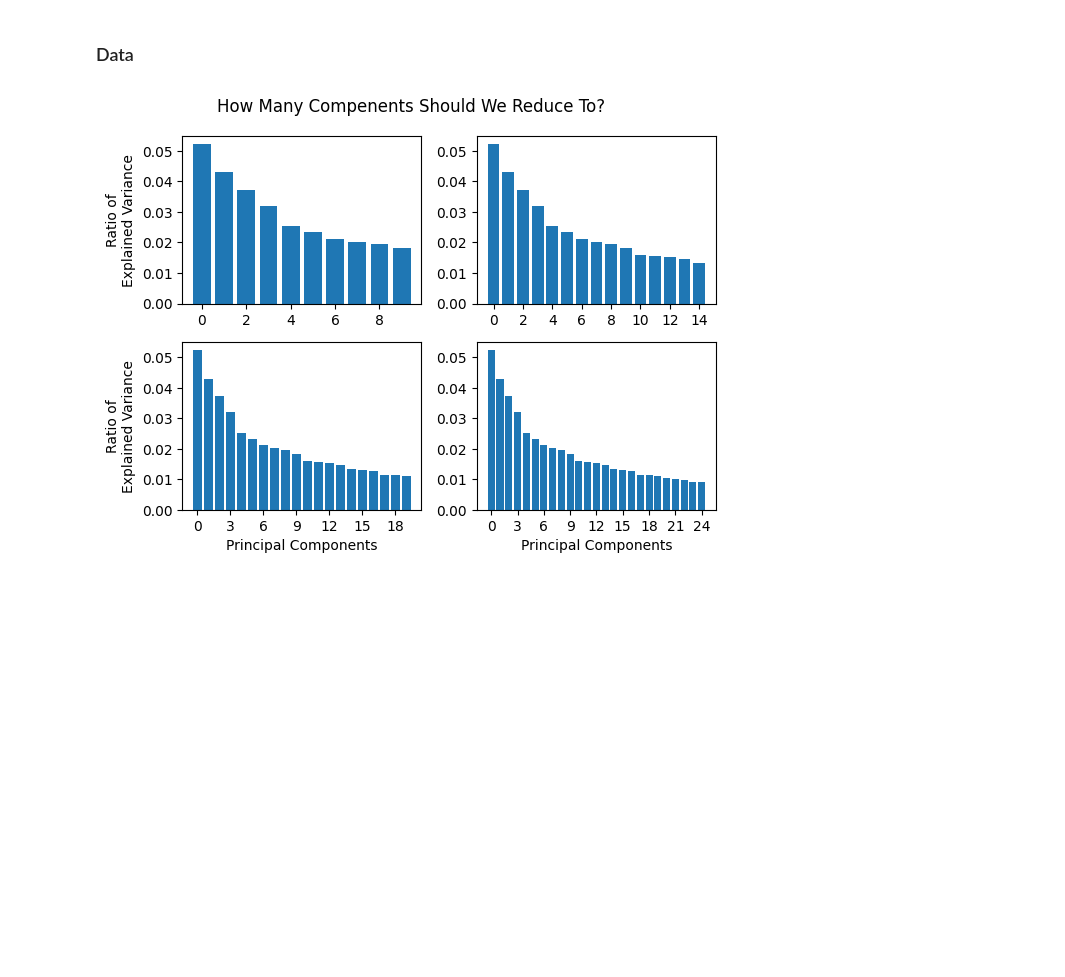
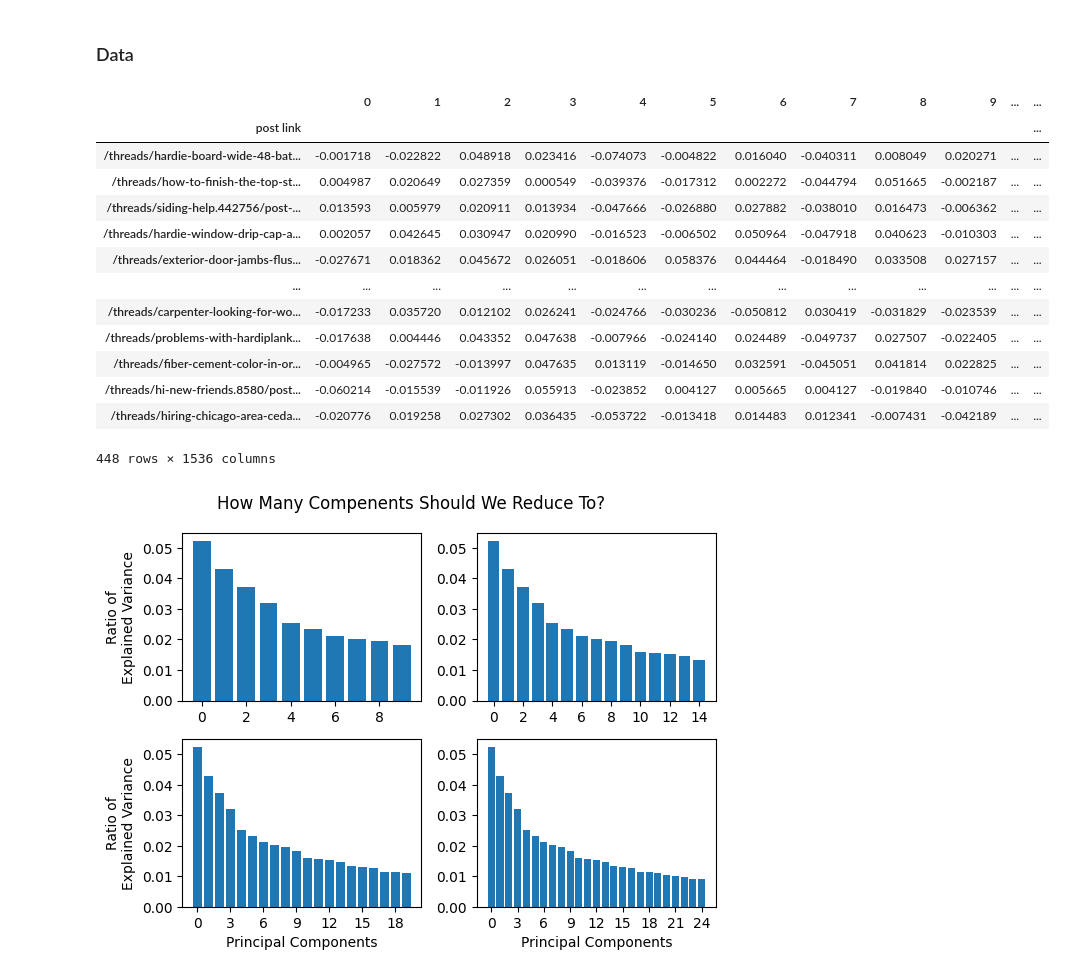
Before and after one commit to ideo/prj-hardy-boys, a Jupyter notebook: scratchpad.ipynb, the cells around one changed output. Saved outputs shown, nothing was run; the diff lists cells and outputs as text; code cells hidden in the pictures; blank space fills up the shorter version.

```diff
--- a/scratchpad.ipynb
+++ b/scratchpad.ipynb
@@ -16,6 +16,23 @@ from matplotlib.ticker import MaxNLocator
 # %%
 filepath = "data/embeddings/hardie+installing+james+siding.pkl"
 emb = pd.read_pickle(filepath)
+# %%
+emb
+# %% [output]
+|  | 0 | 1 | 2 | 3 | 4 | 5 | 6 | 7 | 8 | 9 | ... | ... |
+| post link |  |  |  |  |  |  |  |  |  |  |  | ... |
+| /threads/hardie-board-wide-48-bat... | -0.001718 | -0.022822 | 0.048918 | 0.023416 | -0.074073 | -0.004822 | 0.016040 | -0.040311 | 0.008049 | 0.020271 | ... | ... |
+| /threads/how-to-finish-the-top-st... | 0.004987 | 0.020649 | 0.027359 | 0.000549 | -0.039376 | -0.017312 | 0.002272 | -0.044794 | 0.051665 | -0.002187 | ... | ... |
+| /threads/siding-help.442756/post-... | 0.013593 | 0.005979 | 0.020911 | 0.013934 | -0.047666 | -0.026880 | 0.027882 | -0.038010 | 0.016473 | -0.006362 | ... | ... |
+| /threads/hardie-window-drip-cap-a... | 0.002057 | 0.042645 | 0.030947 | 0.020990 | -0.016523 | -0.006502 | 0.050964 | -0.047918 | 0.040623 | -0.010303 | ... | ... |
+| /threads/exterior-door-jambs-flus... | -0.027671 | 0.018362 | 0.045672 | 0.026051 | -0.018606 | 0.058376 | 0.044464 | -0.018490 | 0.033508 | 0.027157 | ... | ... |
+| ... | ... | ... | ... | ... | ... | ... | ... | ... | ... | ... | ... | ... |
+| /threads/carpenter-looking-for-wo... | -0.017233 | 0.035720 | 0.012102 | 0.026241 | -0.024766 | -0.030236 | -0.050812 | 0.030419 | -0.031829 | -0.023539 | ... | ... |
+| /threads/problems-with-hardiplank... | -0.017638 | 0.004446 | 0.043352 | 0.047638 | -0.007966 | -0.024140 | 0.024489 | -0.049737 | 0.027507 | -0.022405 | ... | ... |
+| /threads/fiber-cement-color-in-or... | -0.004965 | -0.027572 | -0.013997 | 0.047635 | 0.013119 | -0.014650 | 0.032591 | -0.045051 | 0.041814 | 0.022825 | ... | ... |
+| /threads/hi-new-friends.8580/post... | -0.060214 | -0.015539 | -0.011926 | 0.055913 | -0.023852 | 0.004127 | 0.005665 | 0.004127 | -0.019840 | -0.010746 | ... | ... |
+| /threads/hiring-chicago-area-ceda... | -0.020776 | 0.019258 | 0.027302 | 0.036435 | -0.053722 | -0.013418 | 0.014483 | 0.012341 | -0.007431 | -0.042189 | ... | ... |
+448 rows × 1536 columns
 # %%
 fig, ax = plt.subplots(nrows=2, ncols=2)
 
```
Also changed, not shown: 1 other file.
